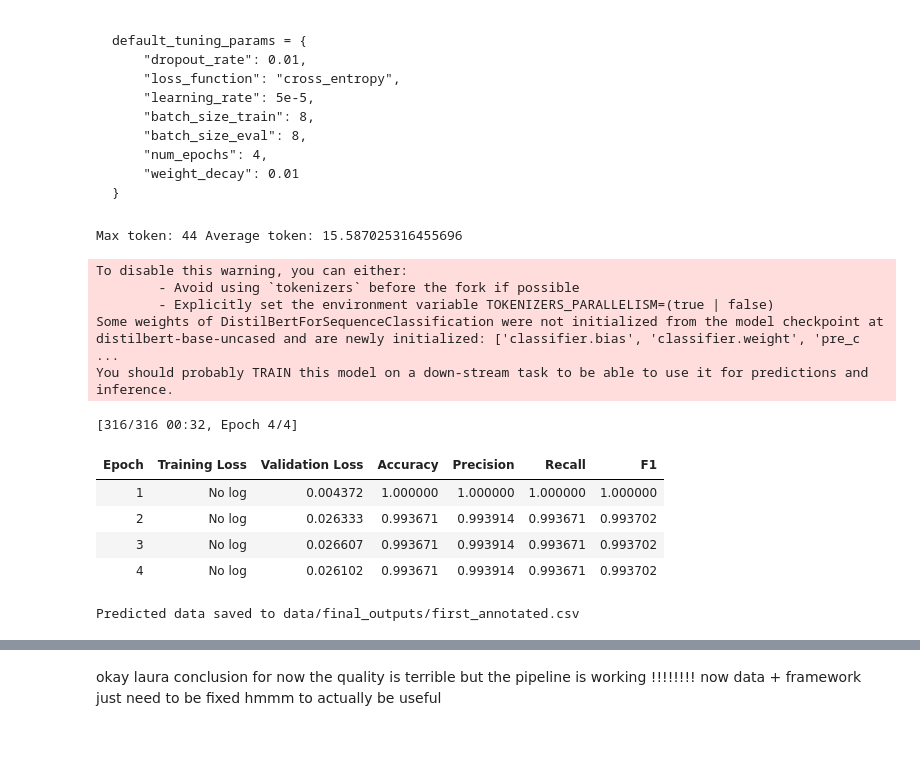
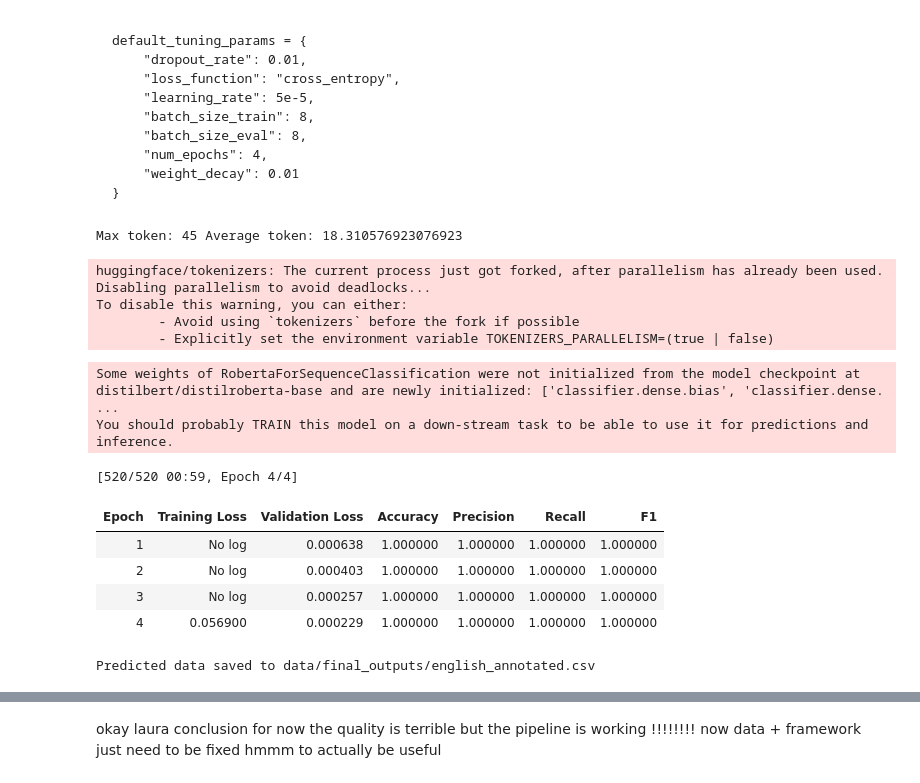
Before and after one commit to laurawpaaby/EduChatEval, a Jupyter notebook: testing_mypython_package.ipynb, the cells around one changed output, grey strips where cells are left out. Drawn from its saved outputs; the diff is of its cells as text; code cells hidden in the pictures; blank space fills up the shorter version.

```diff
--- a/testing_mypython_package.ipynb
+++ b/testing_mypython_package.ipynb
@@ -394,29 +410,31 @@ default_tuning_params = {
 from mypythonpackage import PredictLabels
 # %%
 # loading the model and data for prediction
-predictor = PredictLabels(model_name="distilbert-base-uncased")
+predictor = PredictLabels(model_name="distilbert/distilroberta-base")
 
 annotaded_df = predictor.run_pipeline(
-    train_data="data/generated_tuning_data/PACKAKGE_QUALDATA.csv",
-    new_data="data/logged_dialogue_data/conversation_test_user2.csv",
+    train_data="data/generated_tuning_data/final_qual_default.csv",
+    new_data="data/generated_dialogue_data/synth_english_interaction.csv",
     # column names in training data:
     text_column="text",
     label_column="category",
     # column names in data to be predicted:
-    new_text_column="user_msg", # the text to be predicted ### HERE NEEDS TO BE AN UPDATE THAT CAN TAKE IN MORE THAN NE
-    prediction_save_path="data/final_outputs/first_annotated.csv"
+    columns_to_classify=["student_msg", "tutor_msg"],
+    split_ratio = 0.20,
+    prediction_save_path="data/final_outputs/english_annotated.csv"
 )
 # %% [output]
-Max token: 44 Average token: 15.587025316455696
+Max token: 45 Average token: 18.310576923076923
+huggingface/tokenizers: The current process just got forked, after parallelism has already been used. Disabling parallelism to avoid deadlocks...
 To disable this warning, you can either:
         - Avoid using `tokenizers` before the fork if possible
         - Explicitly set the environment variable TOKENIZERS_PARALLELISM=(true | false)
-Some weights of DistilBertForSequenceClassification were not initialized from the model checkpoint at distilbert-base-uncased and are newly initialized: ['classifier.bias', 'classifier.weight', 'pre_c ...
-You should probably TRAIN this model on a down-stream task to be able to use it for predictions and inference.
-[316/316 00:32, Epoch 4/4]
+Some weights of RobertaForSequenceClassification were not initialized from the model checkpoint at distilbert/distilroberta-base and are newly initialized: ['classifier.dense.bias', 'classifier.dense. ...
+You should probably TRAIN this model on a down-stream task to be able to use it for predictions and inference.
+[520/520 00:59, Epoch 4/4]
 | Epoch | Training Loss | Validation Loss | Accuracy | Precision | Recall | F1 |
-| 1 | No log | 0.004372 | 1.000000 | 1.000000 | 1.000000 | 1.000000 |
-| 2 | No log | 0.026333 | 0.993671 | 0.993914 | 0.993671 | 0.993702 |
-| 3 | No log | 0.026607 | 0.993671 | 0.993914 | 0.993671 | 0.993702 |
-| 4 | No log | 0.026102 | 0.993671 | 0.993914 | 0.993671 | 0.993702 |
+| 1 | No log | 0.000638 | 1.000000 | 1.000000 | 1.000000 | 1.000000 |
+| 2 | No log | 0.000403 | 1.000000 | 1.000000 | 1.000000 | 1.000000 |
+| 3 | No log | 0.000257 | 1.000000 | 1.000000 | 1.000000 | 1.000000 |
+| 4 | 0.056900 | 0.000229 | 1.000000 | 1.000000 | 1.000000 | 1.000000 |
-Predicted data saved to data/final_outputs/first_annotated.csv
+Predicted data saved to data/final_outputs/english_annotated.csv
```
Also changed, not shown: parts of 12 cells of this notebook, 9 other files.
